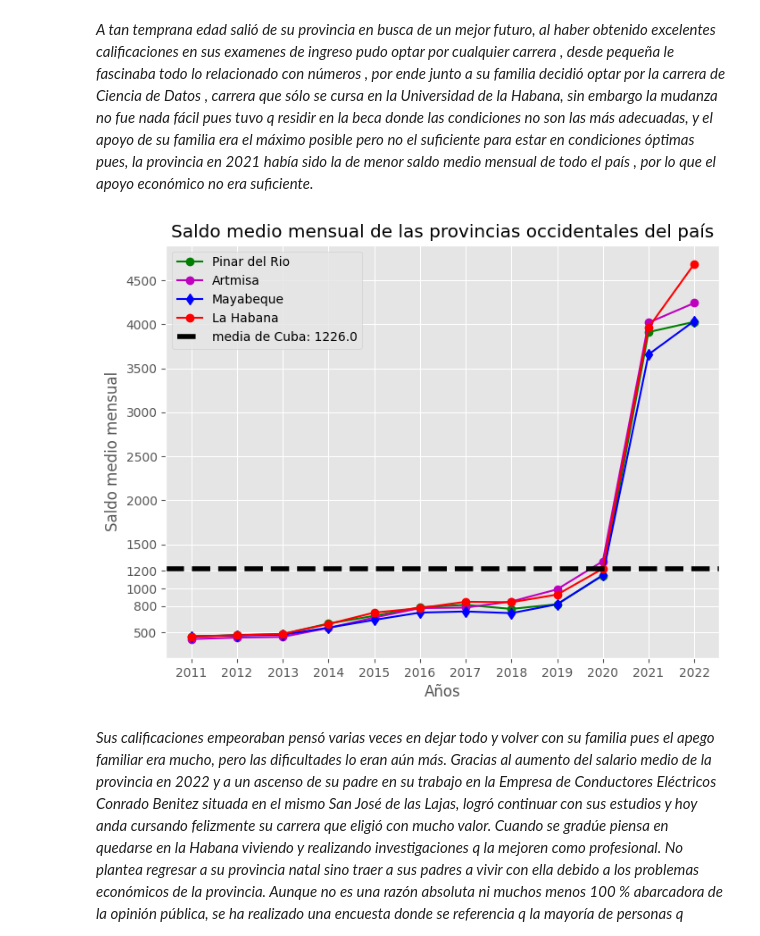
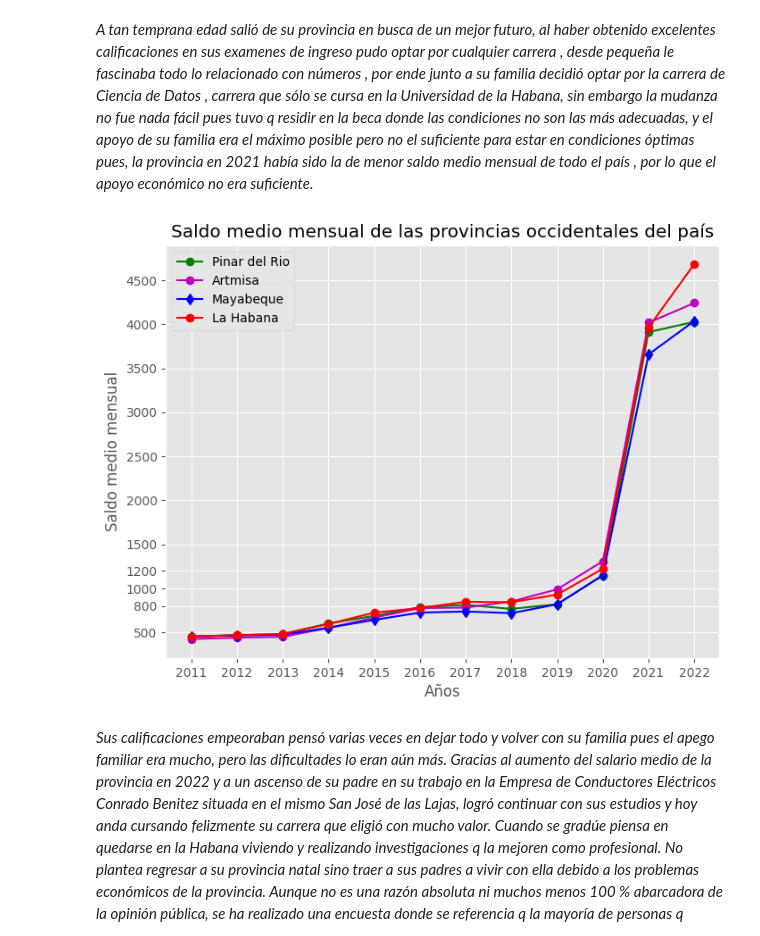
Before and after one commit to tallitas04/emigracion-cuba, a Jupyter notebook: ICD.ipynb, the cells around one changed output. Saved outputs shown, nothing was run; the diff lists cells and outputs as text; code cells hidden in the pictures.

```diff
--- a/ICD.ipynb
+++ b/ICD.ipynb
@@ -268,45 +268,34 @@ proHab = smmHab.mean().round()
 # promedios de los saldos medios mensuales del resto del pais
 
 proMat = smmMat.mean().round()
 proVill =smmVill.mean().round()
 proCien =smmCien.mean().round()
 proSanc =smmSanc.mean().round()
 proCieg =smmCieg.mean().round()
 proCam =smmCam.mean().round()
 proTun =smmTun.mean().round()
 proHol =smmHol.mean().round()
 proGran =smmGran.mean().round()
 proSant =smmSant.mean().round()
 proGuan =smmGuan.mean().round()
 proIsla =smmIsla.mean().round()
 
-# promedio del saldo medio mensual de Cuba( año 2011-2022 )
-
-smmCuba = (proPin + proArt + proMay + proHab + proMat + proVill + proCien + proSanc
-           + proCieg + proCam + proTun + proHol + proGran + proSant + proGuan + proIsla )/16
-
-# redondeando el promedio del saldo medio mensual de Cuba
-
-smmCuba = smmCuba.round()
-# la media del smm de Cuba es a lo largo de los años 2011-2022 por lo que el valor de la media no se acerca al smm actual del resto de las provincias
-# pues en el 1ro de enero de 2021 se empezó la unificación de la moneda cubana eliminando así al CUC , aumentando el sueldo posteriormente
 
 #creando un grafico de lineas con las provincias occidentales
 plt.figure(figsize = [8,6])
 plt.plot([x for x in mayabeque['annos'] if x >= 2011], smmPin, marker = 'o', linestyle = '-', color = 'g', label = 'Pinar del Rio')
 plt.plot([x for x in mayabeque['annos'] if x >= 2011], smmArt, marker = 'o', linestyle = '-', color = 'm', label = 'Artmisa')
 plt.plot([x for x in mayabeque['annos'] if x >= 2011], smmMay, marker = 'd', linestyle = '-', color = 'b', label = 'Mayabeque')
 plt.plot([x for x in mayabeque['annos'] if x >= 2011], smmHab, marker = 'o', linestyle = '-', color = 'r', label = 'La Habana')
 plt.xlabel("Años")
 plt.ylabel("Saldo medio mensual")
 plt.title("Saldo medio mensual de las provincias occidentales del país")
 plt.xticks([2011,2012,2013,2014,2015,2016,2017,2018,2019,2020,2021,2022])
 plt.yticks([500,800,1000,1200,1500,2000,2500,3000,3500,4000,4500])
-plt.axhline(y = smmCuba,color = 'k', linestyle = '--', linewidth = 4, label = f"media de Cuba: {smmCuba}")
 plt.legend()
 plt.show()
 # %% [output]
-[figure, old version]
+[figure, new version]
 # %% [markdown]
 *Sus calificaciones empeoraban   pensó varias veces en dejar todo y volver con su familia pues el apego familiar era mucho, pero las dificultades lo eran aún más. Gracias al aumento del salario medio de la provincia en 2022 y a un ascenso de su padre en su trabajo en la Empresa de Conductores Eléctricos Conrado Benitez situada en el mismo San José de las Lajas, logró continuar con sus estudios y hoy anda cursando felizmente su carrera que eligió con mucho valor. Cuando se gradúe piensa en quedarse en la Habana viviendo y realizando investigaciones q la mejoren como profesional. No plantea regresar a su provincia natal sino traer a sus padres a vivir con ella debido a los problemas económicos de la provincia. Aunque no es una razón absoluta ni muchos menos 100 % abarcadora de la opinión pública, se ha realizado una encuesta donde se referencia q la mayoría de
 personas q abandonan la provincia es por su situación económica. Por motivos como estos muchas personas y familias se ven obligados a emigrar de su provincia de origen como es el caso de Amalia y su familia.*
```
Also changed, not shown: parts of 1 cell of this notebook.
